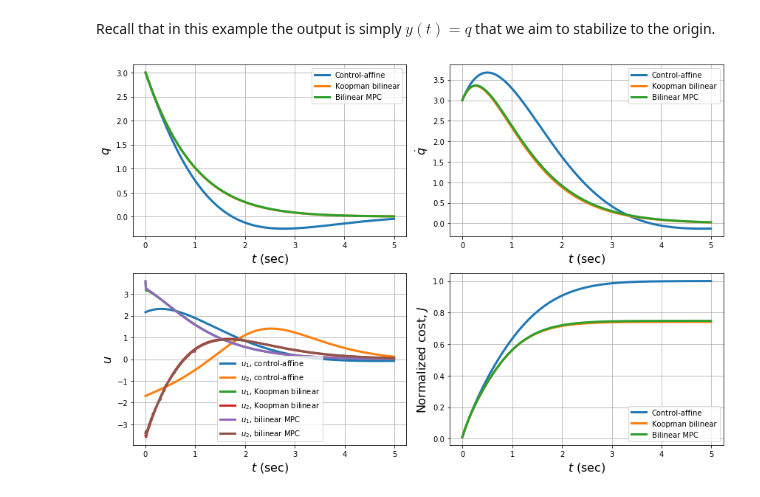
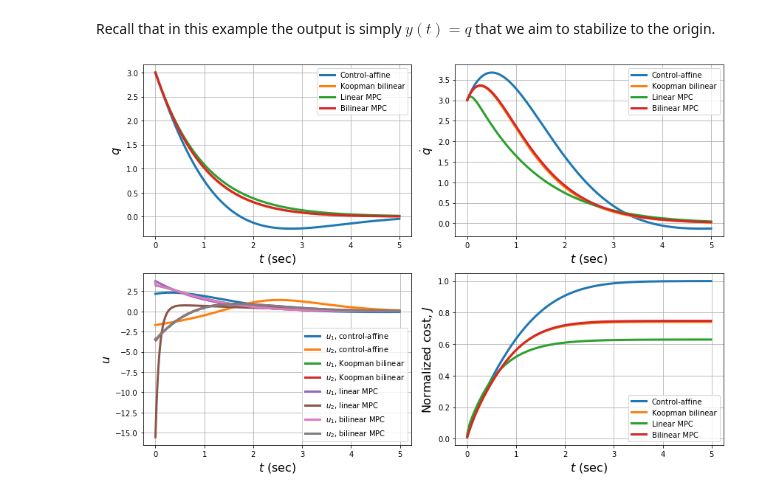
Before and after one commit to Cafolkes/koopman_learning_and_control, a Jupyter notebook: bilinear_mpc.ipynb, the cells around one changed output. Drawn from its saved outputs; the diff is of its cells as text; code cells hidden in the pictures.

```diff
--- a/bilinear_mpc.ipynb
+++ b/bilinear_mpc.ipynb
@@ -415,7 +415,7 @@ xmax = np.array([10., 10., 10., 10.])
 xmin = -xmax
 Q_mpc = Q_fb
 R_mpc = R_fb
-n_pred = 100
+n_pred = 200
 set_pt = np.zeros(n)
 
 mpc_controller = LinearMpcController(n, m, n_koop, n_pred, lin_sys_d, xmin, xmax, umin, umax, Q_mpc, Q_mpc, R_mpc, set_pt)
@@ -486,48 +463,48 @@ Recall that in this example the output is simply $y(t) = q$ that we aim to stabi
 # %%
 cost_fb_lin = np.cumsum(np.diag(xs_fb[1:,:] @ Q_fb @ xs_fb[1:,:].T) + np.diag(us_fb @ R_fb @ us_fb.T))
 cost_bl_fb_lin = np.cumsum(np.diag(xs_bl_fb[1:,:] @ Q_fb @ xs_bl_fb[1:,:].T) + np.diag(us_bl_fb @ R_fb @ us_bl_fb.T))
-#cost_mpc_lin = np.cumsum(np.diag(xs_mpc[1:,:] @ Q_fb @ xs_mpc[1:,:].T) + np.diag(us_mpc @ R_fb @ us_mpc.T))
+cost_mpc_lin = np.cumsum(np.diag(xs_mpc[1:,:] @ Q_fb @ xs_mpc[1:,:].T) + np.diag(us_mpc @ R_fb @ us_mpc.T))
 cost_bl_mpc = np.cumsum(np.diag(xs_bl_mpc[1:,:] @ Q_fb @ xs_bl_mpc[1:,:].T) + np.diag(us_bl_mpc @ R_fb @ us_bl_mpc.T))
 
 _, axs = subplots(2, 2, figsize=(12, 8))
 ylabels = ['$q$', '$\\dot{q}$']
 
-#for ax, data_fb, data_bl_fb, data_mpc, data_bl_mpc, ylabel in zip(axs[:-1].flatten(), xs_fb.T, xs_bl_fb.T, xs_mpc.T, xs_bl_mpc.T, ylabels):
-for ax, data_fb, data_bl_fb, data_bl_mpc, ylabel in zip(axs[:-1].flatten(), xs_fb.T, xs_bl_fb.T, xs_bl_mpc.T, ylabels):
+for ax, data_fb, data_bl_fb, data_mpc, data_bl_mpc, ylabel in zip(axs[:-1].flatten(), xs_fb.T, xs_bl_fb.T, xs_mpc.T, xs_bl_mpc.T, ylabels):
+#for ax, data_fb, data_bl_fb, data_bl_mpc, ylabel in zip(axs[:-1].flatten(), xs_fb.T, xs_bl_fb.T, xs_bl_mpc.T, ylabels):
     ax.plot(ts, data_fb, linewidth=3, label='Control-affine')
     ax.plot(ts, data_bl_fb, linewidth=3, label='Koopman bilinear')
-    #ax.plot(ts, data_mpc, linewidth=3, label='Linear MPC')
+    ax.plot(ts, data_mpc, linewidth=3, label='Linear MPC')
     ax.plot(ts, data_bl_mpc, linewidth=3, label='Bilinear MPC')
     ax.set_ylabel(ylabel, fontsize=16)
     ax.grid()
     ax.set_xlabel('$t$ (sec)', fontsize=16)
     ax.legend()
 
 ax = axs[1,0]
 ax.plot(ts[:-1], us_fb[:,0], linewidth=3, label='$u_1$, control-affine')
 ax.plot(ts[:-1], us_fb[:,1], linewidth=3, label='$u_2$, control-affine')
 ax.plot(ts[:-1], us_bl_fb[:,0], linewidth=3, label='$u_1$, Koopman bilinear')
 ax.plot(ts[:-1], us_bl_fb[:,1], linewidth=3, label='$u_2$, Koopman bilinear')
-#ax.plot(ts[:-1], us_mpc[:,0], linewidth=3, label='$u_1$, linear MPC')
-#ax.plot(ts[:-1], us_mpc[:,1], linewidth=3, label='$u_2$, linear MPC')
+ax.plot(ts[:-1], us_mpc[:,0], linewidth=3, label='$u_1$, linear MPC')
+ax.plot(ts[:-1], us_mpc[:,1], linewidth=3, label='$u_2$, linear MPC')
 ax.plot(ts[:-1], us_bl_mpc[:,0], linewidth=3, label='$u_1$, bilinear MPC')
 ax.plot(ts[:-1], us_bl_mpc[:,1], linewidth=3, label='$u_2$, bilinear MPC')
 ax.grid()
 ax.set_xlabel('$t$ (sec)', fontsize=16)
 ax.set_ylabel('$u$', fontsize=16)
 ax.legend()
 
 ax = axs[1,1]
 ax.plot(ts[:-1], cost_fb_lin/cost_fb_lin[-1], linewidth=3, label='Control-affine')
 ax.plot(ts[:-1], cost_bl_fb_lin/cost_fb_lin[-1], linewidth=3, label='Koopman bilinear')
-#ax.plot(ts[:-1], cost_mpc_lin/cost_fb_lin[-1], linewidth=3, label='Linear MPC')
+ax.plot(ts[:-1], cost_mpc_lin/cost_fb_lin[-1], linewidth=3, label='Linear MPC')
 ax.plot(ts[:-1], cost_bl_mpc/cost_fb_lin[-1], linewidth=3, label='Bilinear MPC')
 ax.grid()
 ax.set_xlabel('$t$ (sec)', fontsize=16)
 ax.set_ylabel('Normalized cost, $J$', fontsize=16)
 ax.legend(loc='lower right')
 
 tight_layout()
 show()
 # %% [output]
-[figure, old version]
+[figure, new version]
```
Also changed, not shown: parts of 1 cell of this notebook, 6 other files.
